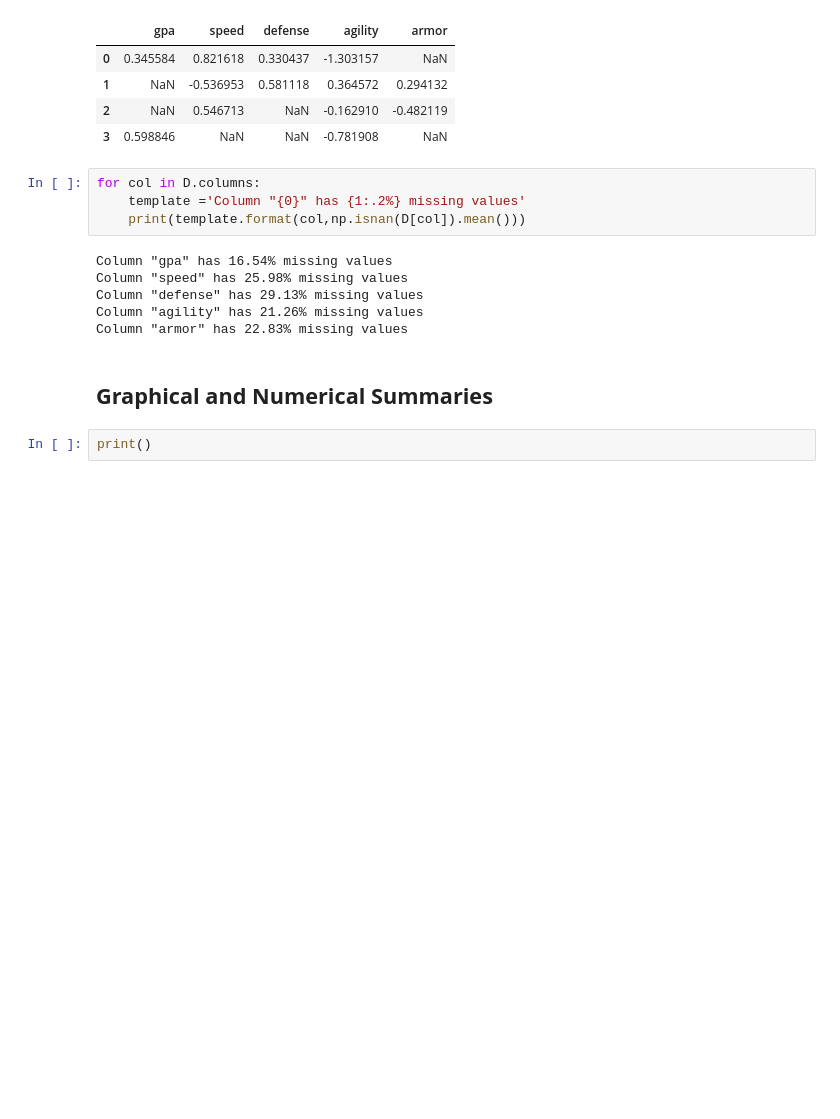
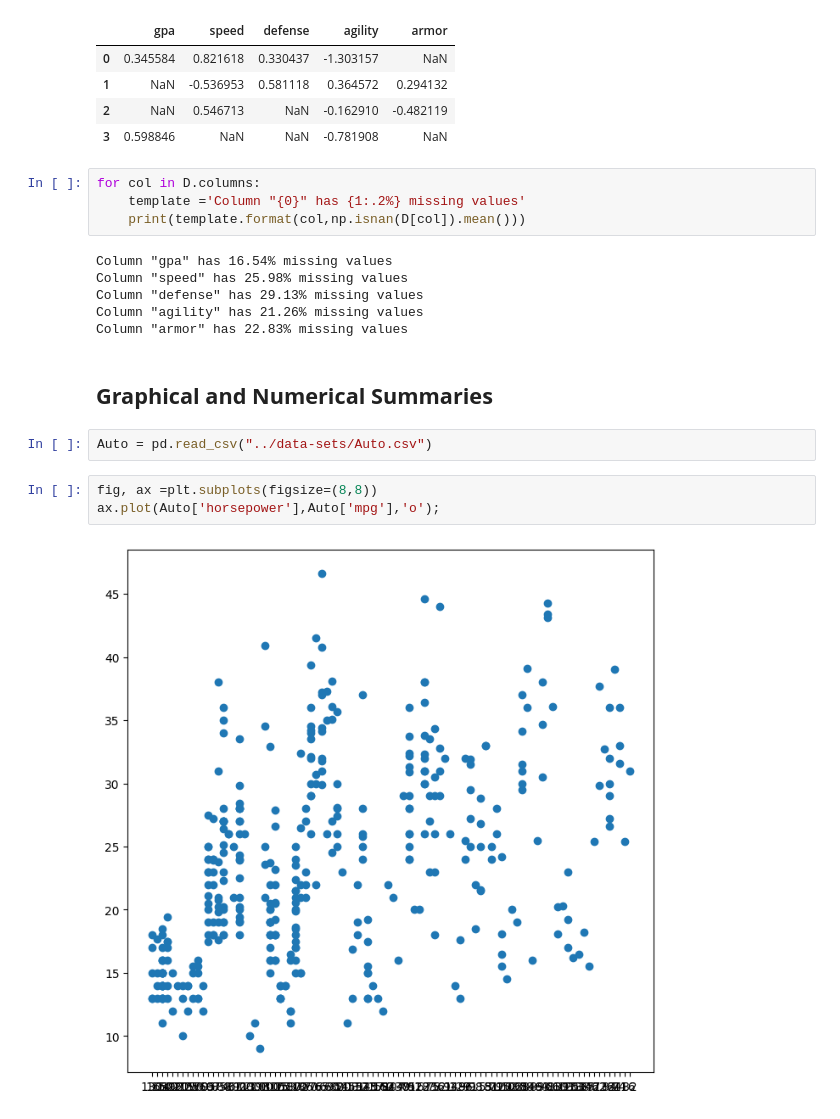
Before and after one commit to 0xHadyy/isl-python, a Jupyter notebook: jupyterlabs/ISL-Chapter-2.ipynb, the cells around one changed output. Drawn from its saved outputs; the diff is of its cells as text; blank space fills up the shorter version.

Commit message:
Clean up: Remove old PDFs, update notebook, add figures

```diff
--- a/jupyterlabs/ISL-Chapter-2.ipynb
+++ b/jupyterlabs/ISL-Chapter-2.ipynb
@@ -1021,5 +1021,10 @@ Column "agility" has 21.26% missing values
 Column "armor" has 22.83% missing values
 # %% [markdown]
 ## **Graphical and Numerical Summaries**
+# %%
+Auto = pd.read_csv("../data-sets/Auto.csv")
 # %%
-print()
+fig, ax =plt.subplots(figsize=(8,8))
+ax.plot(Auto['horsepower'],Auto['mpg'],'o');
+# %% [output]
+[figure, added]
```
Also changed, not shown: parts of 13 cells of this notebook, 1 other file.
